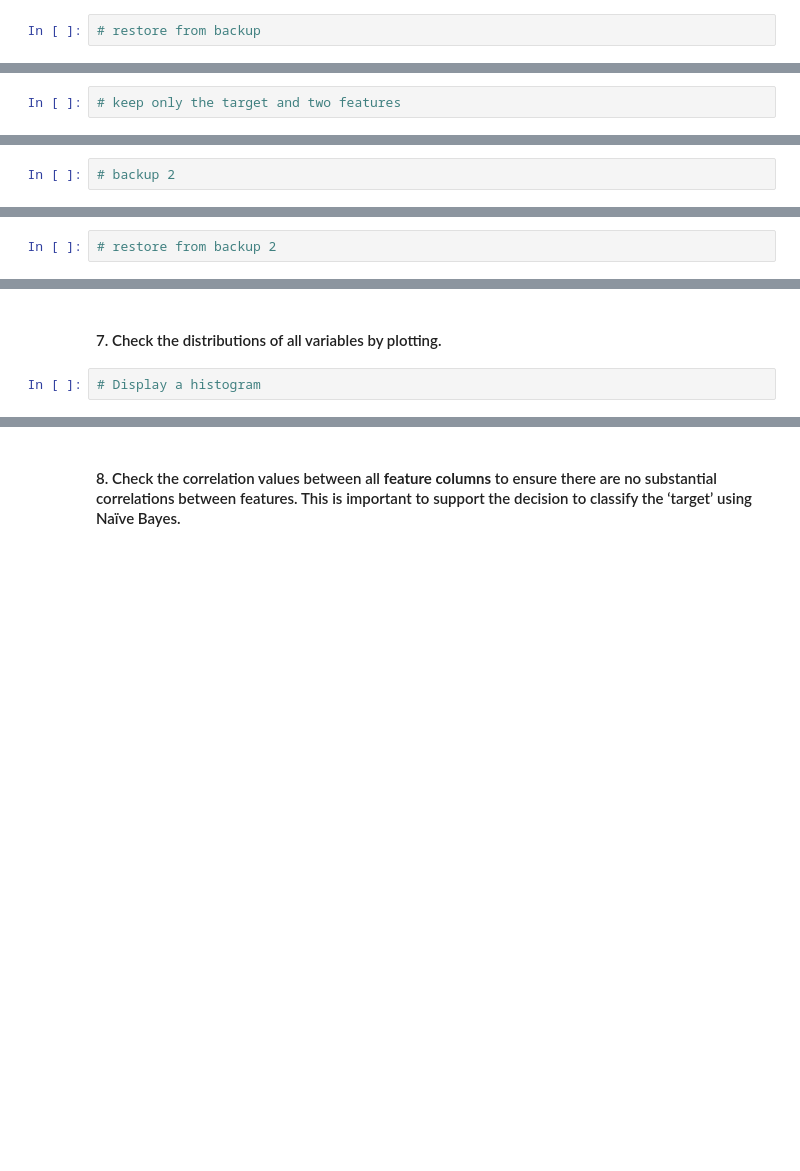
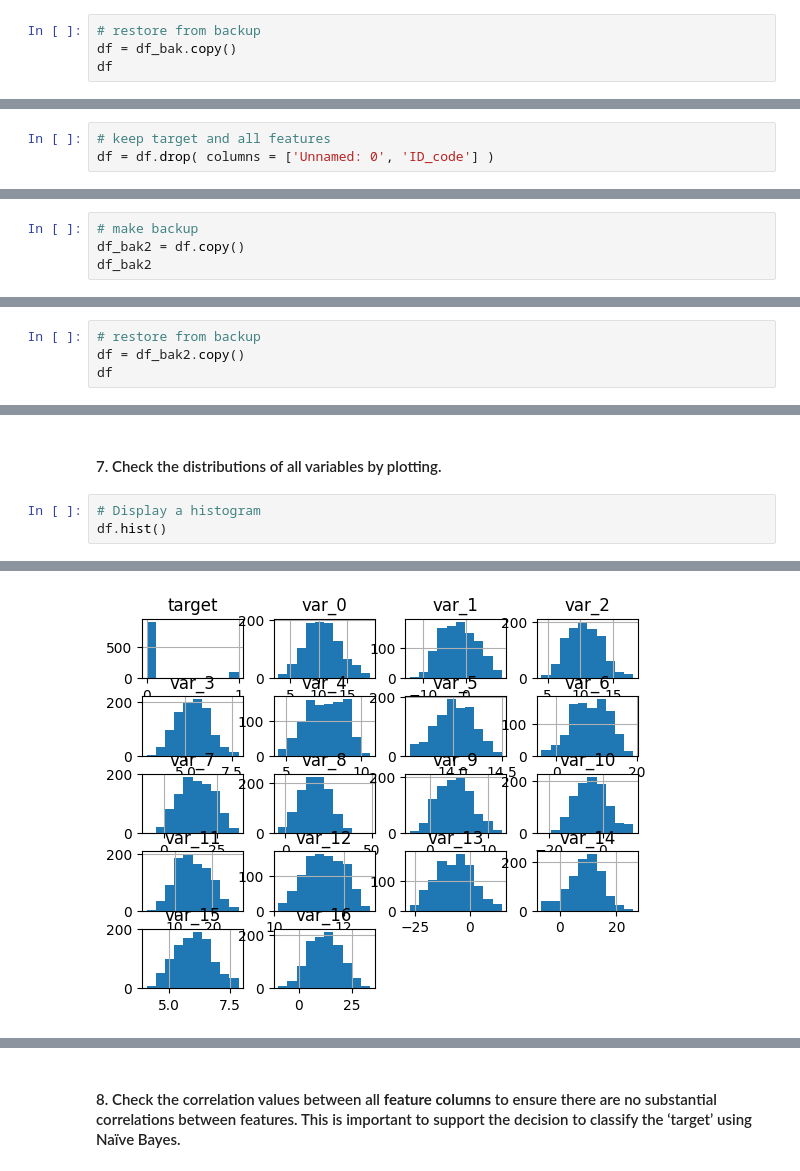
Before and after one commit to cnmi-ds-22/tanickell___Data-Science-Portfolio-C22, a Jupyter notebook: Modules/Module_1_Intro_to_DS_and_Naive_Bayes/Projects/Instructions/Project.1-Transactions/Project.1-Pass-02.ipynb, the cells around one changed output, grey strips where cells are left out. Drawn from its saved outputs; the diff is of its cells as text; blank space fills up the shorter version.

```diff
--- a/Modules/Module_1_Intro_to_DS_and_Naive_Bayes/Projects/Instructions/Project.1-Transactions/Project.1-Pass-02.ipynb
+++ b/Modules/Module_1_Intro_to_DS_and_Naive_Bayes/Projects/Instructions/Project.1-Transactions/Project.1-Pass-02.ipynb
@@ -135,2 +335,4 @@ Translate the business problem into a Data Science problem by stating what kind
 # %%
 # restore from backup
+df = df_bak.copy()
+df
@@ -139,4 +355,5 @@ Translate the business problem into a Data Science problem by stating what kind
 # %%
-# keep only the target and two features
+# keep target and all features
+df = df.drop( columns = ['Unnamed: 0', 'ID_code'] )
 # %%
 # check our dataframe (display transformed df)
@@ -143,4 +375,6 @@ Translate the business problem into a Data Science problem by stating what kind
 # %% [markdown]
 - backup 2
 # %%
-# backup 2
+# make backup
+df_bak2 = df.copy()
+df_bak2
@@ -147,2 +395,4 @@ Translate the business problem into a Data Science problem by stating what kind
 # %%
-# restore from backup 2
+# restore from backup
+df = df_bak2.copy()
+df
@@ -156,3 +420,5 @@ Produce some visual analysis of the data.  Recall that Gaussian Naive Bayes assu
 #### 7. Check the distributions of all variables by plotting.
 # %%
 # Display a histogram
+df.hist()
+# %% [output]
@@ -159,2 +444,3 @@ Produce some visual analysis of the data.  Recall that Gaussian Naive Bayes assu
+[figure, added]
 # %%
 # display a boxplot
```
Also changed, not shown: parts of 51 cells of this notebook.
